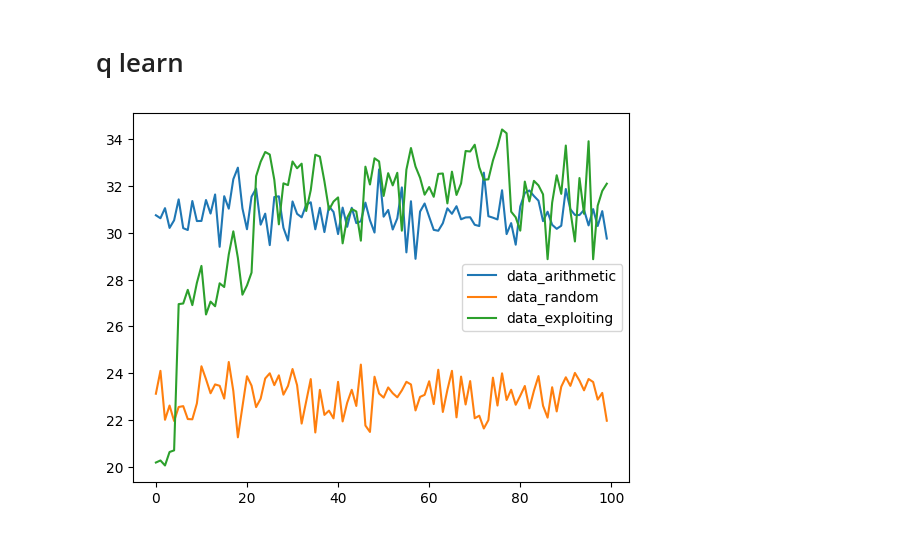
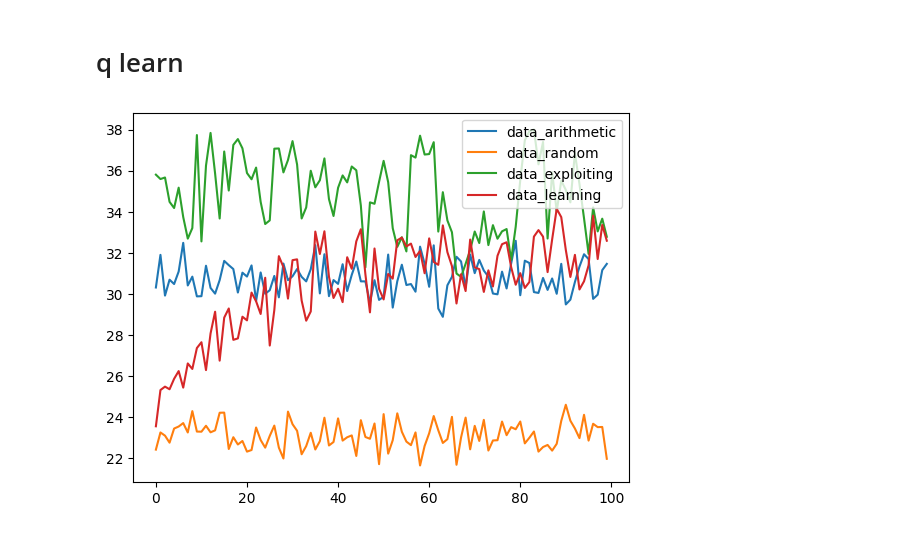
Before and after one commit to Lenguist/insight-game-ai, a Jupyter notebook: simple_sim_united.ipynb, the cells around one changed output. Cells and saved outputs as stored; diff of their text form; code cells hidden in the pictures.

Commit message:
added Q learning seller, & .ipynb creates graph

```diff
--- a/simple_sim_united.ipynb
+++ b/simple_sim_united.ipynb
@@ -135,16 +7,3 @@ class QLearningSeller(Seller):
-# %%
-# imp_incr constant, max_price random
-def basic_simulation(value, range_min, range_max, imp_incr, rounds, seller, verbose=False):
-  total_profit = 0
-  for i in range(rounds):
-    maxprice = int(random.uniform(range_min, range_max+1))
-    buyer = Buyer(maxprice, 0, imp_incr)
-    episode = Episode(buyer, seller, verbose=False)
-    profit = episode.run_episode()
-    total_profit += profit
-  average_return = total_profit/rounds
-
-  return average_return
 # %%
 from buyer import Buyer
 # params that are needed to initialize seller
@@ -152,6 +11,7 @@ value = 10
 range_min = 11
 range_max = 100
 rounds = 1000
+imp_incr = 0.01
 
 init_offer=range_max
 
@@ -165,7 +25,7 @@ for i in range(100):
     result = basic_simulation(value,
                             range_min,
                             range_max,
-                            imp_incr=  0.01,
+                            imp_incr=  imp_incr,
                             rounds = rounds,
                             seller=sellerQ,
                             verbose=False)
@@ -176,7 +36,7 @@ for i in range(100):
     result = basic_simulation(value,
                             range_min,
                             range_max,
-                            imp_incr=  0.01,
+                            imp_incr=  imp_incr,
                             rounds = rounds,
                             seller=sellerQ,
                             verbose=False)
@@ -188,39 +48,42 @@ for i in range(100):
     result = basic_simulation(value,
                             range_min,
                             range_max,
-                            imp_incr=  0.01,
+                            imp_incr= imp_incr,
                             rounds = rounds,
                             seller=sellerAri,
                             verbose=False)
     rewards_descent_arithmetic.append(result)
 
 rewards_random = []
 for i in range(100):
     result = basic_simulation(value,
                             range_min,
                             range_max,
-                            imp_incr=  0.01,
+                            imp_incr=  imp_incr,
                             rounds = rounds,
                             seller=sellerRandom,
                             verbose=False)
     rewards_random.append(result)
 
 import matplotlib.pyplot as plt
 
 # your data
 data_arithmetic = rewards_descent_arithmetic
-data_exploiting = rewards_learning
+data_learning = rewards_learning
+data_exploiting = rewards_exploiting
 data_random = rewards_random
 
 # create a figure and axis
 fig, ax = plt.subplots()
 
 # plot the data
 ax.plot(data_arithmetic, label = 'data_arithmetic')
 ax.plot(data_random, label = 'data_random')
 ax.plot(data_exploiting, label = 'data_exploiting')
+ax.plot(data_learning, label = 'data_learning')
+
 ax.legend()
 # show the plot
 plt.show()
 # %% [output]
-[figure, old version]
+[figure, new version]
```
Also changed, not shown: parts of 2 cells of this notebook, 2 other files.
